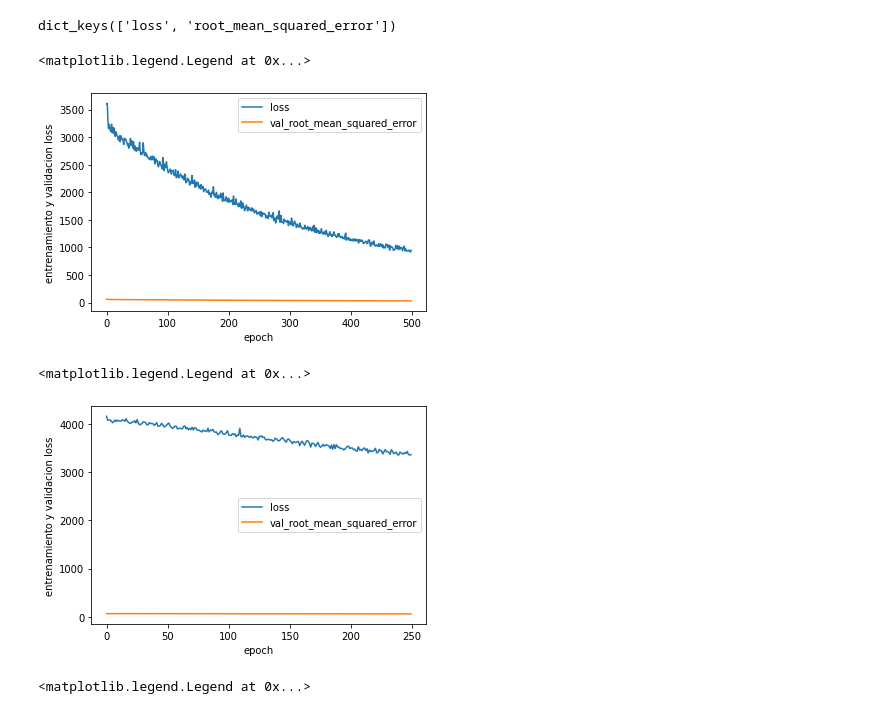
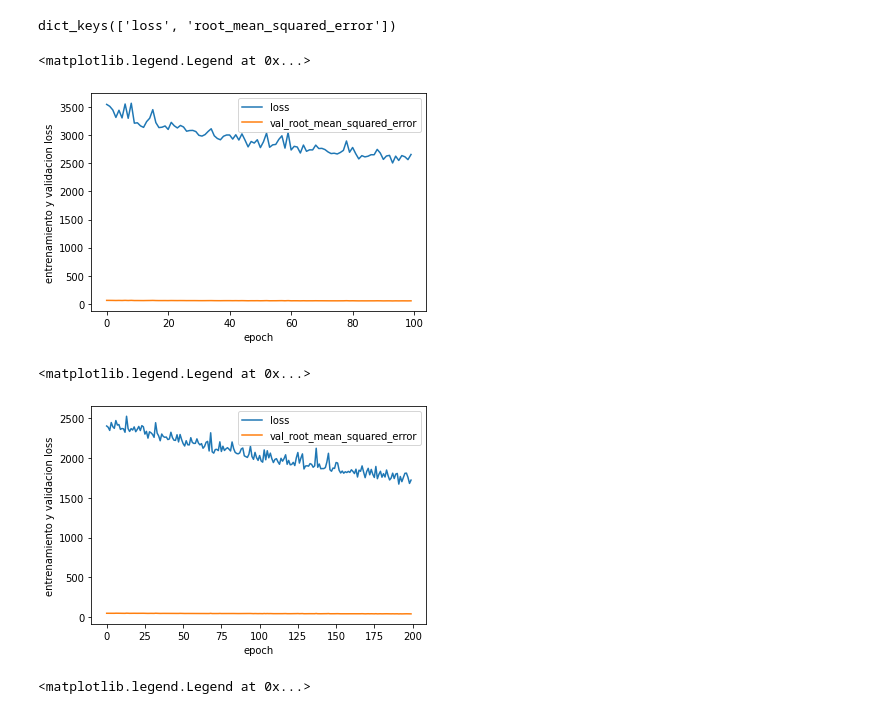
Before and after one commit to luqui5/Datathon, a Jupyter notebook: LucasSanchez.ipynb, the cells around one changed output. Saved outputs shown, nothing was run; the diff lists cells and outputs as text; code cells hidden in the pictures.

```diff
--- a/LucasSanchez.ipynb
+++ b/LucasSanchez.ipynb
@@ -62,11 +62,11 @@ X_train, X_test, y_train, y_test = train_test_split(X, y, test_size=0.20, random
 import tensorflow as tf
 
 model = tf.keras.Sequential()
-model.add(tf.keras.layers.Dense(units=200 ,activation='relu',input_shape=(7, )))
-model.add(tf.keras.layers.Dense(units=200 ,activation='relu'))
-model.add(tf.keras.layers.Dense(units=200 ,activation='relu'))
-# model.add(tf.keras.layers.Dense(units=100 ,activation='relu'))
-model.add(tf.keras.layers.Dense(units=1 ,activation='linear'))
+model.add(tf.keras.layers.Dense(units=100 ,activation='tanh',input_shape=(7, )))
+model.add(tf.keras.layers.Dense(units=75 ,activation='tanh'))
+model.add(tf.keras.layers.Dense(units=50 ,activation='tanh'))
+model.add(tf.keras.layers.Dense(units=25 ,activation='tanh'))
+model.add(tf.keras.layers.Dense(units=1 ,activation='relu'))
 
 model.summary()
 # %% [output]
@@ -92,10 +94,10 @@ from sklearn.metrics import mean_squared_error
 metrics = tf.keras.metrics.RootMeanSquaredError()
 model.compile(optimizer = "Adam", loss = 'mean_squared_error', metrics = metrics)
 
-epoch_historial = model.fit(X,y,epochs = 200,batch_size =150, use_multiprocessing=True)
-epoch_historial2 = model.fit(X,y,epochs = 500,batch_size =50, use_multiprocessing=True)
-# epoch_historial3 = model.fit(X,y,epochs = 250,batch_size =50, use_multiprocessing=True)
-epoch_historial4 = model.fit(X,y,epochs = 250,batch_size =25, use_multiprocessing=True)
+epoch_historial = model.fit(X,y,epochs = 200,batch_size =100, use_multiprocessing=True)
+epoch_historial2 = model.fit(X,y,epochs = 100,batch_size =50, use_multiprocessing=True)
+epoch_historial3 = model.fit(X,y,epochs = 200,batch_size =75, use_multiprocessing=True)
+epoch_historial4 = model.fit(X,y,epochs = 100,batch_size =50, use_multiprocessing=True)
 
 #se entrena al modelo, el epochs es basicamente cuantas veces se entrenara el modelo
 # %% [output]
@@ -130,18 +132,18 @@ plt.ylabel('entrenamiento y validacion loss')
 plt.legend(['loss','val_root_mean_squared_error','val_loss'])
 # %% [output]
 <matplotlib.legend.Legend at 0x...>
-[figure, old version]
+[figure, new version]
 # %%
-# import matplotlib.pyplot as plt
-# plt.plot(epoch_historial3.history['loss'])
-# plt.plot(epoch_historial3.history['root_mean_squared_error'])
-# # plt.plot(epoch_historial.history['val_loss'])
-# plt.xlabel('epoch')
-# plt.ylabel('entrenamiento y validacion loss')
-# plt.legend(['loss','val_root_mean_squared_error','val_loss'])
+import matplotlib.pyplot as plt
+plt.plot(epoch_historial3.history['loss'])
+plt.plot(epoch_historial3.history['root_mean_squared_error'])
+# plt.plot(epoch_historial.history['val_loss'])
+plt.xlabel('epoch')
+plt.ylabel('entrenamiento y validacion loss')
+plt.legend(['loss','val_root_mean_squared_error','val_loss'])
 # %% [output]
 <matplotlib.legend.Legend at 0x...>
-[figure, old version]
+[figure, new version]
 # %%
 import matplotlib.pyplot as plt
 plt.plot(epoch_historial4.history['loss'])
```
Also changed, not shown: parts of 4 cells of this notebook, 1 other file.
